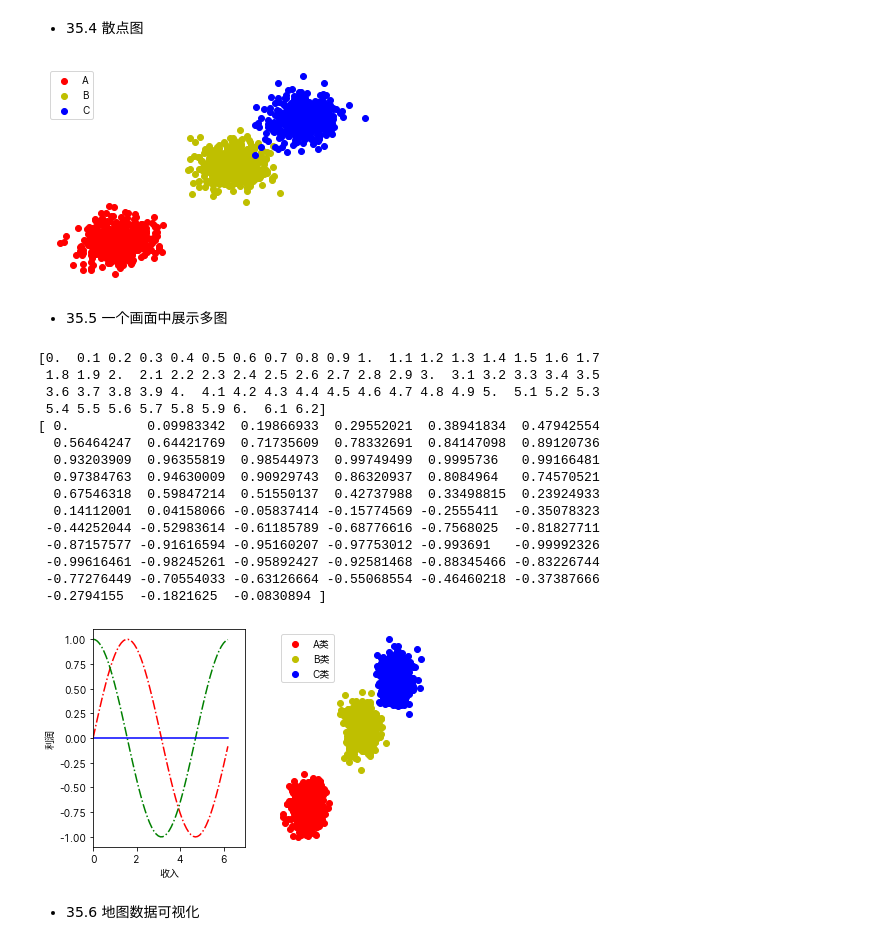
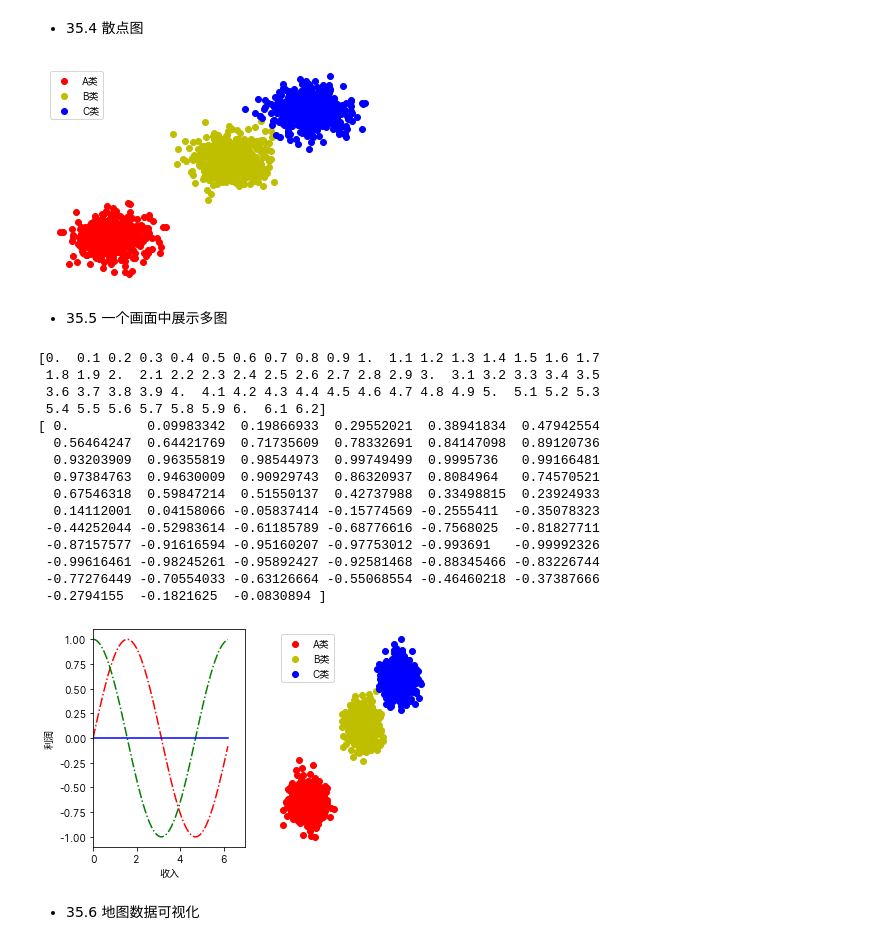
Before and after one commit to limingjie/jupyter-notebook, a Jupyter notebook: WanTing/python.ipynb, the cells around one changed output. Drawn from its saved outputs; the diff is of its cells as text; code cells hidden in the pictures.

```diff
--- a/WanTing/python.ipynb
+++ b/WanTing/python.ipynb
@@ -1012,37 +1011,36 @@ plt.show()
 # %%
 import matplotlib.pyplot as plt
 import numpy as np
 
 plt.rcParams['font.sans-serif'] = ['Sarasa UI SC']
 plt.rcParams['axes.unicode_minus'] = False
 
 x1 = np.random.normal(2, 1.2, 500)
 y1 = np.random.normal(2, 1.2, 500)
 
 x2 = np.random.normal(10, 1.2, 500)
 y2 = np.random.normal(10, 1.2, 500)
 
 x3 = np.random.normal(15, 1.2, 500)
 y3 = np.random.normal(15, 1.2, 500)
 
 # 绘制图形
-plt.scatter(x1, y1, c='r', label='A')
-plt.scatter(x2, y2, c='y', label='B')
-plt.scatter(x3, y3, c='b', label='C')
+plt.scatter(x1, y1, c='r', label='A类')
+plt.scatter(x2, y2, c='y', label='B类')
+plt.scatter(x3, y3, c='b', label='C类')
 
 # 装饰图形
 plt.legend(loc='best')
 plt.axis('off')
 
 plt.show()
 # %% [output]
-[figure, old version]
+[figure, new version]
 # %% [markdown]
 - 35.5 一个画面中展示多图
 # %%
 """
-功能：在一个画布中产生多个坐标系，、
-       展示多图
+功能: 在一个画布中产生多个坐标系，展示多图
 """
 import matplotlib.pyplot as plt
 import numpy as np
@@ -1107,7 +1105,7 @@ plt.show()
  -0.99616461 -0.98245261 -0.95892427 -0.92581468 -0.88345466 -0.83226744
  -0.77276449 -0.70554033 -0.63126664 -0.55068554 -0.46460218 -0.37387666
  -0.2794155  -0.1821625  -0.0830894 ]
-[figure, old version]
+[figure, new version]
 # %% [markdown]
 - 35.6 地图数据可视化
 # %%
```
Also changed, not shown: parts of 28 cells of this notebook, 17 other files.
